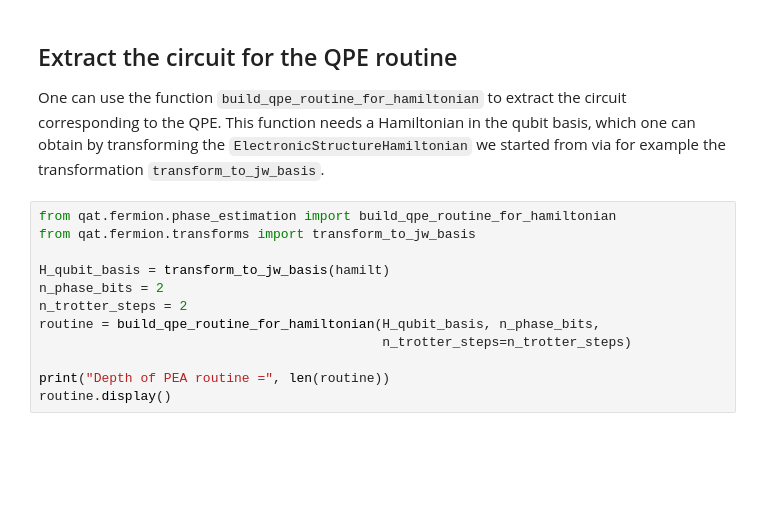
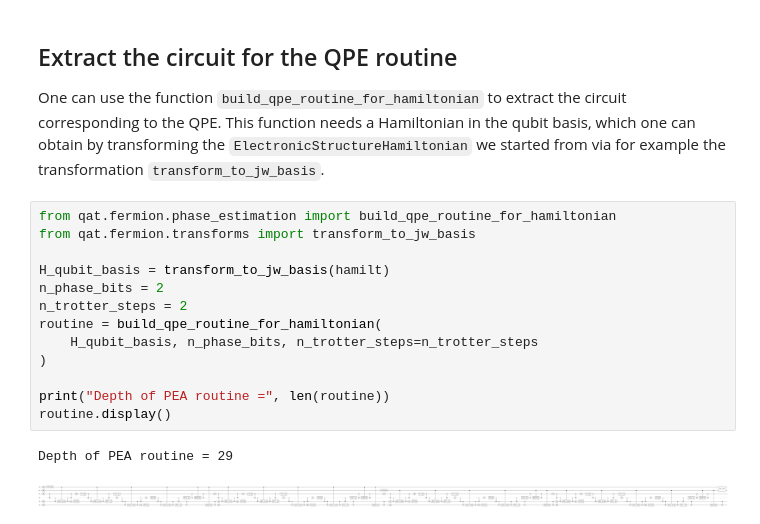
Before and after one commit to myQLM/myqlm-fermion, a Jupyter notebook: doc/notebooks/qpe_hubbard_molecule.ipynb, the cells around one changed output. Cells and saved outputs as stored; diff of their text form; blank space fills up the shorter version.

```diff
--- a/doc/notebooks/qpe_hubbard_molecule.ipynb
+++ b/doc/notebooks/qpe_hubbard_molecule.ipynb
@@ -146,12 +182,16 @@ One can use the function `build_qpe_routine_for_hamiltonian` to extract the circ
 # %%
 from qat.fermion.phase_estimation import build_qpe_routine_for_hamiltonian
 from qat.fermion.transforms import transform_to_jw_basis
 
 H_qubit_basis = transform_to_jw_basis(hamilt)
 n_phase_bits = 2
 n_trotter_steps = 2
-routine = build_qpe_routine_for_hamiltonian(H_qubit_basis, n_phase_bits,
-                                            n_trotter_steps=n_trotter_steps)
+routine = build_qpe_routine_for_hamiltonian(
+    H_qubit_basis, n_phase_bits, n_trotter_steps=n_trotter_steps
+)
 
 print("Depth of PEA routine =", len(routine))
 routine.display()
+# %% [output]
+Depth of PEA routine = 29
+[figure, added]
```
Also changed, not shown: parts of 5 cells of this notebook, 36 other files.
